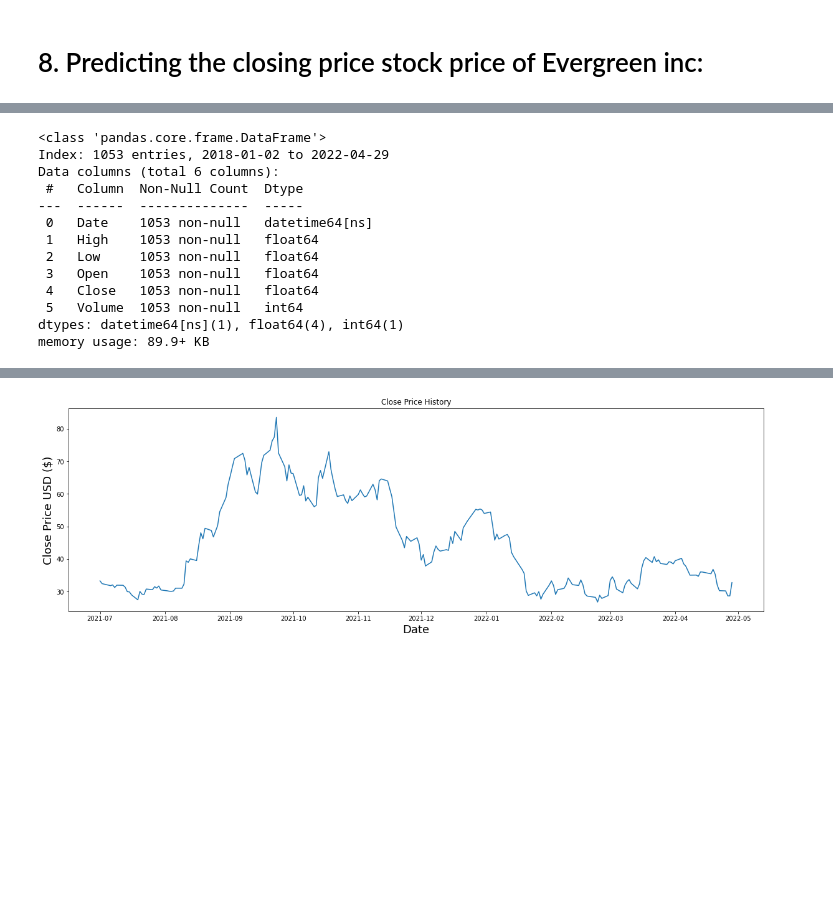
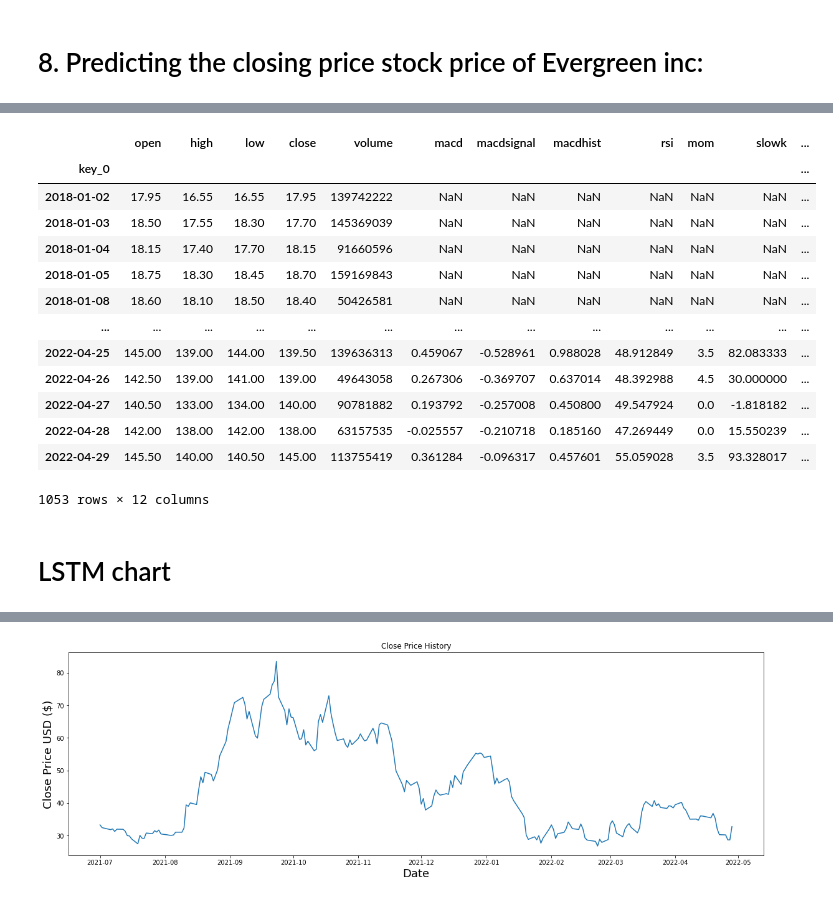
Before and after one commit to roapple10/Predicting-the-closing-stock-price-of-APPLE-using-LSTM, a Jupyter notebook: Stock Market Analysis-Practice.ipynb, the cells around one changed output, grey strips where cells are left out. Cells and saved outputs as stored; diff of their text form; code cells hidden in the pictures; blank space fills up the shorter version.

```diff
--- a/Stock Market Analysis-Practice.ipynb
+++ b/Stock Market Analysis-Practice.ipynb
@@ -883,18 +830,0 @@ stock_data
-# %%
-#type(stock_data['Date'])
-stock_data['Date'] = stock_data['Date'].apply(pd.to_datetime)
-stock_data.info()
-# %% [output]
-<class 'pandas.core.frame.DataFrame'>
-Index: 1053 entries, 2018-01-02 to 2022-04-29
-Data columns (total 6 columns):
- #   Column  Non-Null Count  Dtype
----  ------  --------------  -----
- 0   Date    1053 non-null   datetime64[ns]
- 1   High    1053 non-null   float64
- 2   Low     1053 non-null   float64
- 3   Open    1053 non-null   float64
- 4   Close   1053 non-null   float64
- 5   Volume  1053 non-null   int64
-dtypes: datetime64[ns](1), float64(4), int64(1)
-memory usage: 89.9+ KB
@@ -902,0 +837,32 @@ stock_data.set_index(stock_data['Date'],inplace=True)
+# %%
+import pandas as pd
+from talib import abstract
+
+# 改成 TA-Lib 可以辨識的欄位名稱
+data = stock_data
+data.columns = ['open','high','low','close','volume']
+# 隨意試試看這幾個因子好了
+ta_list = ['MACD','RSI','MOM','STOCH']
+# 快速計算與整理因子
+for x in ta_list:
+    output = eval('abstract.'+x+'(data)')
+    output.name = x.lower() if type(output) == pd.core.series.Series else None
+    data = pd.merge(data, pd.DataFrame(output), left_on = data.index, right_on = output.index)
+    data = data.set_index('key_0')
+# %%
+data
+# %% [output]
+|  | open | high | low | close | volume | macd | macdsignal | macdhist | rsi | mom | slowk | ... |
+| key_0 |  |  |  |  |  |  |  |  |  |  |  | ... |
+| 2018-01-02 | 17.95 | 16.55 | 16.55 | 17.95 | 139742222 | NaN | NaN | NaN | NaN | NaN | NaN | ... |
+| 2018-01-03 | 18.50 | 17.55 | 18.30 | 17.70 | 145369039 | NaN | NaN | NaN | NaN | NaN | NaN | ... |
+| 2018-01-04 | 18.15 | 17.40 | 17.70 | 18.15 | 91660596 | NaN | NaN | NaN | NaN | NaN | NaN | ... |
+| 2018-01-05 | 18.75 | 18.30 | 18.45 | 18.70 | 159169843 | NaN | NaN | NaN | NaN | NaN | NaN | ... |
+| 2018-01-08 | 18.60 | 18.10 | 18.50 | 18.40 | 50426581 | NaN | NaN | NaN | NaN | NaN | NaN | ... |
+| ... | ... | ... | ... | ... | ... | ... | ... | ... | ... | ... | ... | ... |
+| 2022-04-25 | 145.00 | 139.00 | 144.00 | 139.50 | 139636313 | 0.459067 | -0.528961 | 0.988028 | 48.912849 | 3.5 | 82.083333 | ... |
+| 2022-04-26 | 142.50 | 139.00 | 141.00 | 139.00 | 49643058 | 0.267306 | -0.369707 | 0.637014 | 48.392988 | 4.5 | 30.000000 | ... |
+| 2022-04-27 | 140.50 | 133.00 | 134.00 | 140.00 | 90781882 | 0.193792 | -0.257008 | 0.450800 | 49.547924 | 0.0 | -1.818182 | ... |
+| 2022-04-28 | 142.00 | 138.00 | 142.00 | 138.00 | 63157535 | -0.025557 | -0.210718 | 0.185160 | 47.269449 | 0.0 | 15.550239 | ... |
+| 2022-04-29 | 145.50 | 140.00 | 140.50 | 145.00 | 113755419 | 0.361284 | -0.096317 | 0.457601 | 55.059028 | 3.5 | 93.328017 | ... |
+1053 rows × 12 columns
@@ -903,2 +874,4 @@ stock_data.set_index(stock_data['Date'],inplace=True)
+# %% [markdown]
+# LSTM chart
 # %%
 stock_data
```
Also changed, not shown: parts of 23 cells of this notebook.
